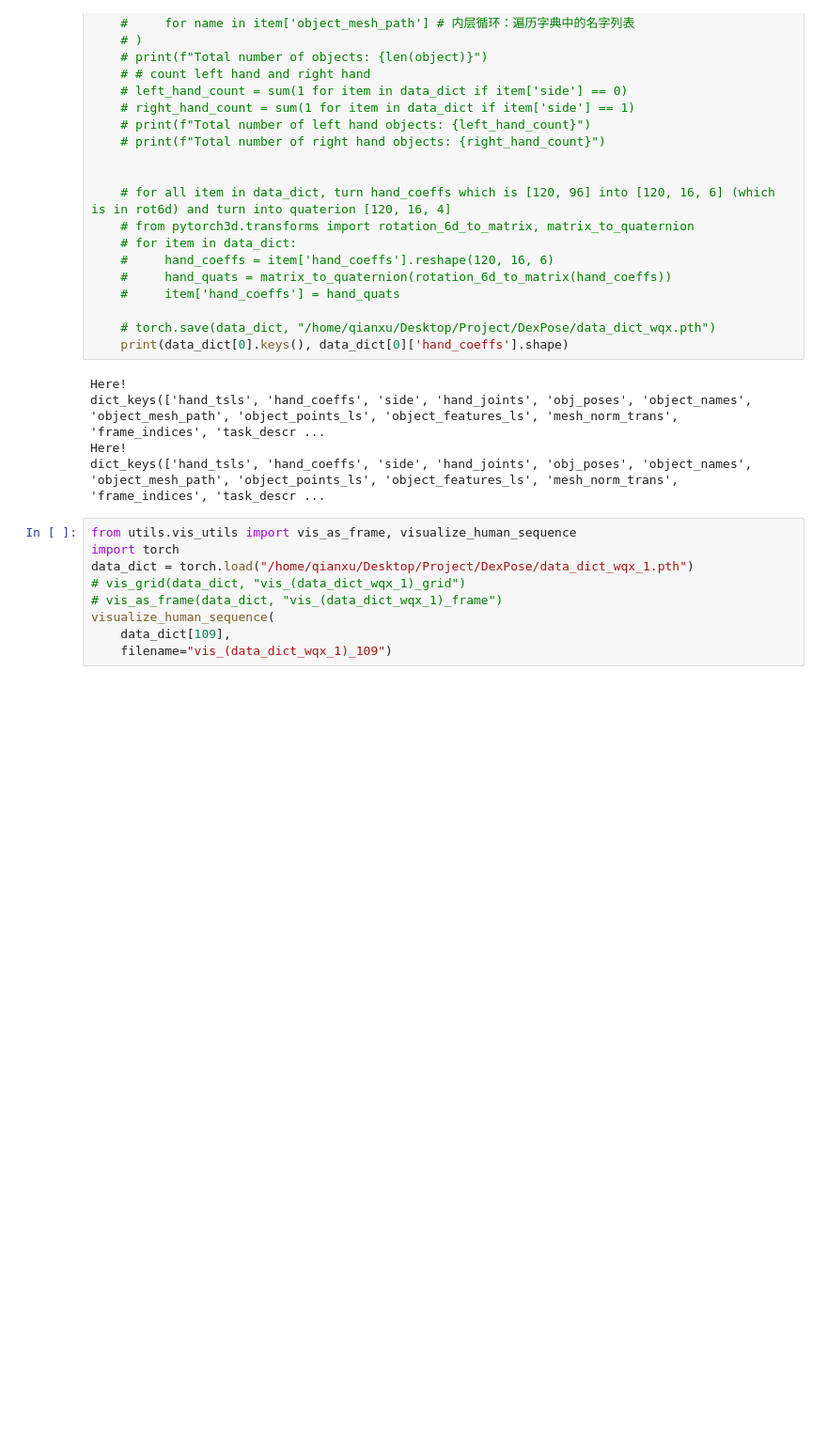
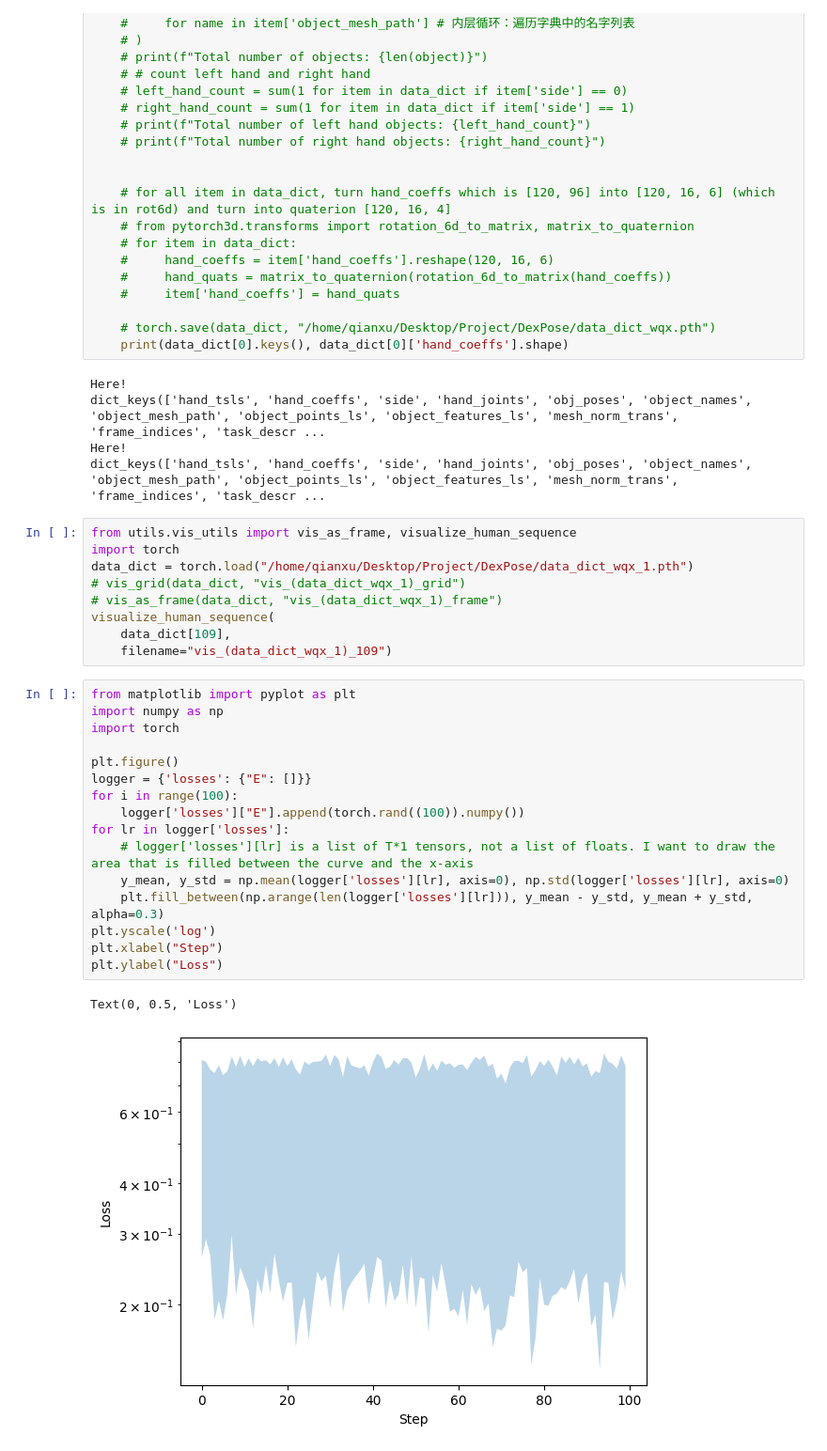
Before and after one commit to Untitled-W/DexPose, a Jupyter notebook: a.ipynb, the cells around one changed output. Shown: that part at 94% size. Cells and saved outputs as stored; diff of their text form; blank space fills up the shorter version.

```diff
--- a/a.ipynb
+++ b/a.ipynb
@@ -76,3 +76,22 @@ data_dict = torch.load("/home/qianxu/Desktop/Project/DexPose/data_dict_wqx_1.pth
 visualize_human_sequence(
     data_dict[109],
     filename="vis_(data_dict_wqx_1)_109")
+# %%
+from matplotlib import pyplot as plt
+import numpy as np
+import torch
+
+plt.figure()
+logger = {'losses': {"E": []}}
+for i in range(100):
+    logger['losses']["E"].append(torch.rand((100)).numpy())
+for lr in logger['losses']:
+    # logger['losses'][lr] is a list of T*1 tensors, not a list of floats. I want to draw the area that is filled between the curve and the x-axis
+    y_mean, y_std = np.mean(logger['losses'][lr], axis=0), np.std(logger['losses'][lr], axis=0)
+    plt.fill_between(np.arange(len(logger['losses'][lr])), y_mean - y_std, y_mean + y_std, alpha=0.3)
+plt.yscale('log')
+plt.xlabel("Step")
+plt.ylabel("Loss")
+# %% [output]
+Text(0, 0.5, 'Loss')
+[figure, added]
```
Also changed, not shown: 10 other files.
